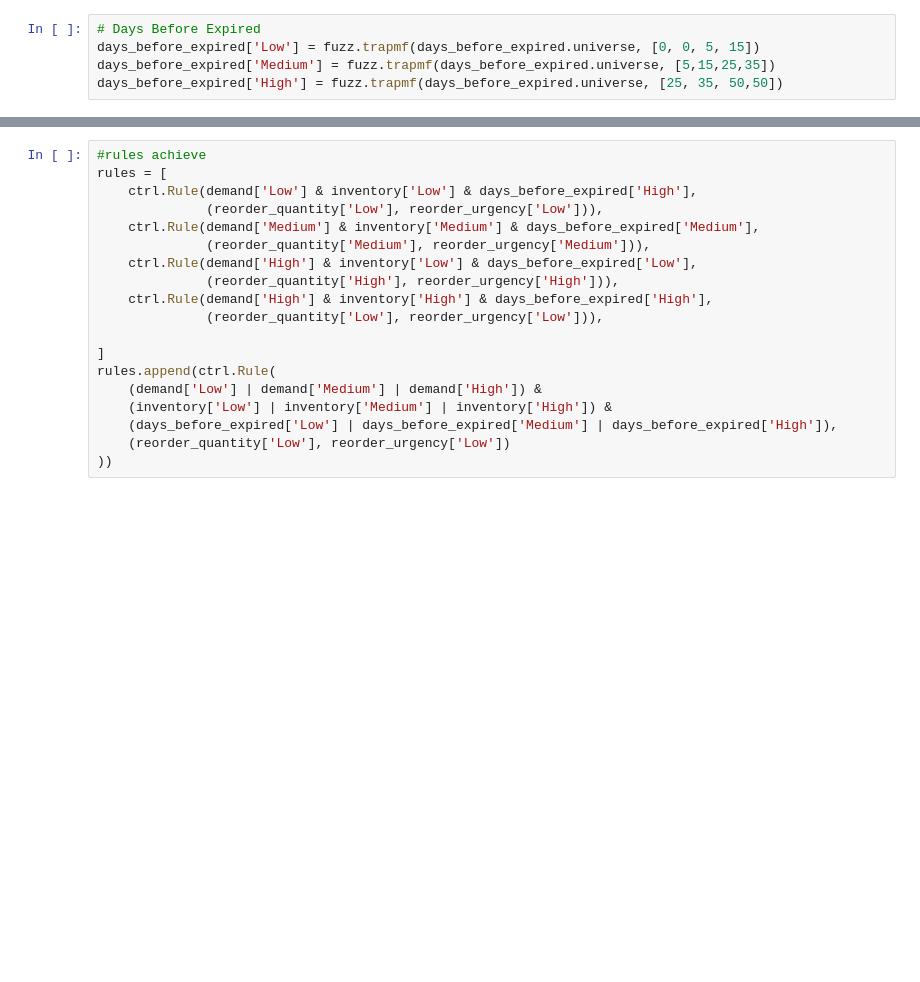
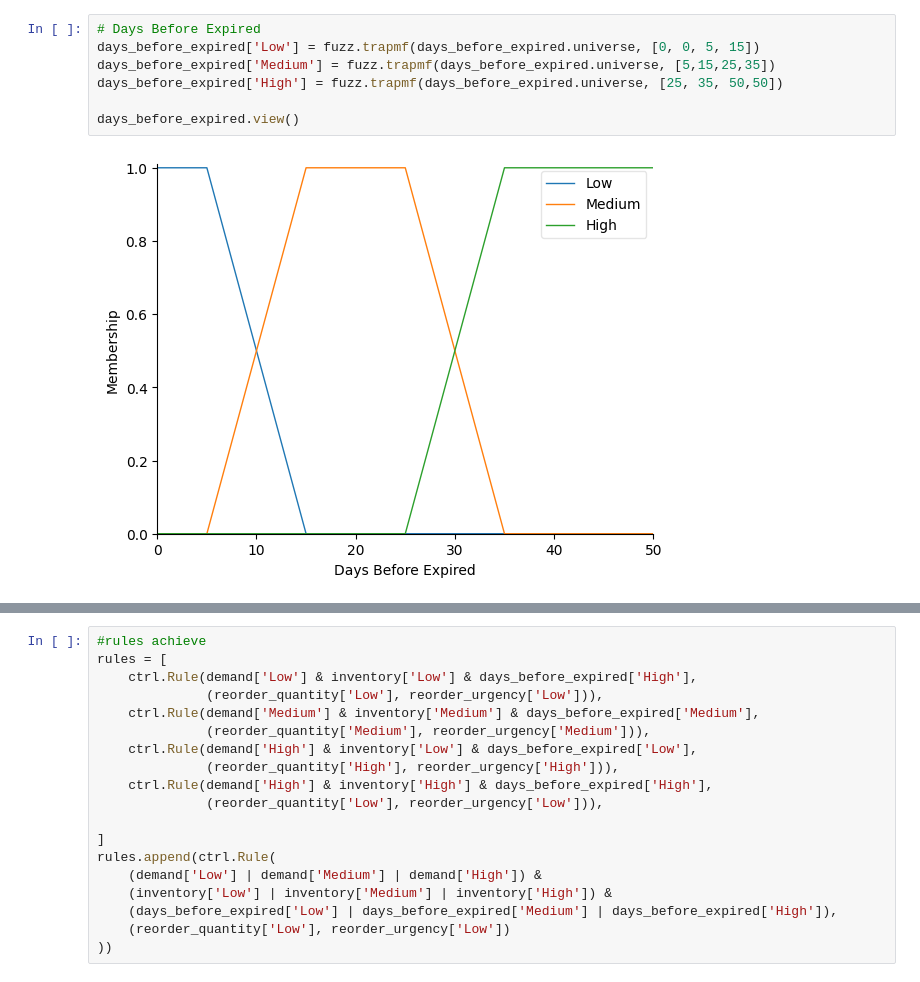
Before and after one commit to IKRAMJAAFAR/Kamaraka, a Jupyter notebook: Fuzzy_Logic_Gp-checkpoint.ipynb, the cells around one changed output, grey strips where cells are left out. Saved outputs shown, nothing was run; the diff lists cells and outputs as text; blank space fills up the shorter version.

```diff
--- a/Fuzzy_Logic_Gp-checkpoint.ipynb
+++ b/Fuzzy_Logic_Gp-checkpoint.ipynb
@@ -29,8 +41,12 @@ demand['High'] = fuzz.trapmf(demand.universe, [1500, 3000, 4000, 4000])
 # %%
 # Days Before Expired
 days_before_expired['Low'] = fuzz.trapmf(days_before_expired.universe, [0, 0, 5, 15])
 days_before_expired['Medium'] = fuzz.trapmf(days_before_expired.universe, [5,15,25,35])
 days_before_expired['High'] = fuzz.trapmf(days_before_expired.universe, [25, 35, 50,50])
+
+days_before_expired.view()
+# %% [output]
+[figure, added]
 # %%
 # Reorder Quantity
 reorder_quantity['Low'] = fuzz.trapmf(reorder_quantity.universe, [0,0, 15, 25])
```
Also changed, not shown: parts of 31 cells of this notebook, 3 other files.
